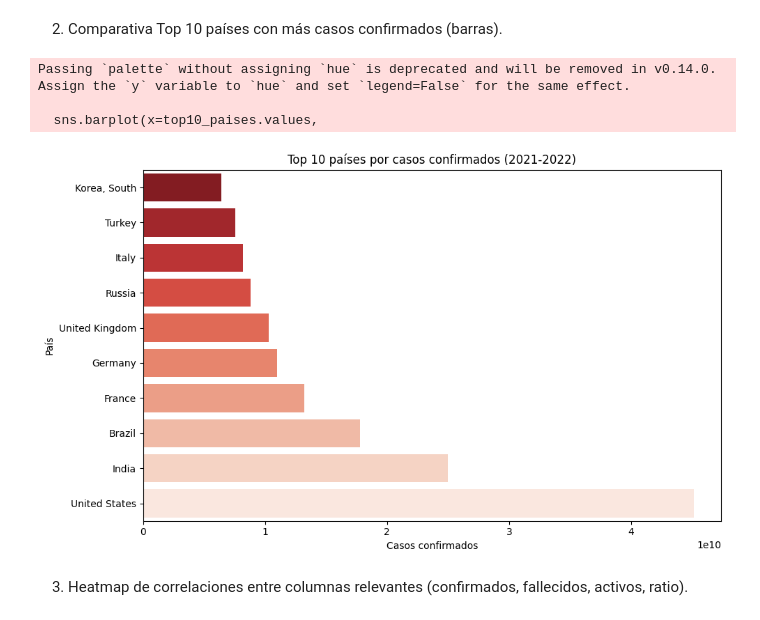
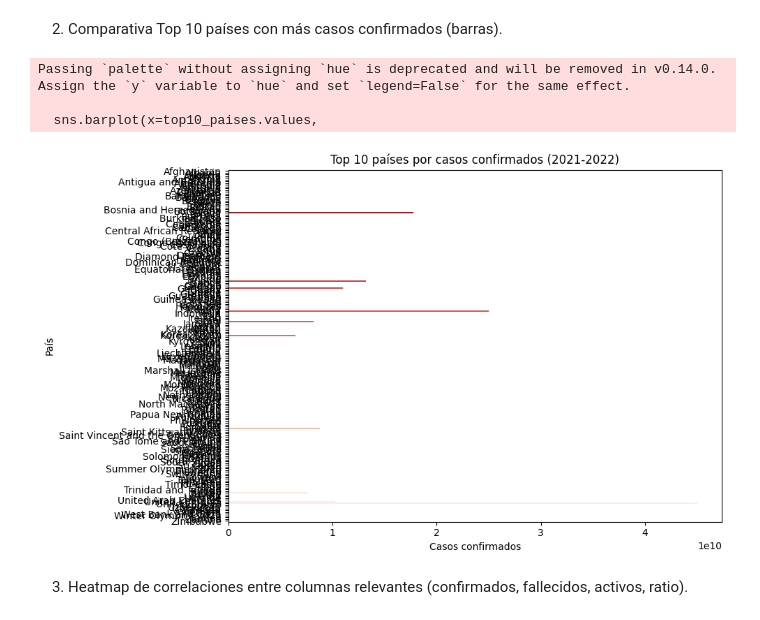
Before and after one commit to chileanpete/PROYECTO_SEMESTRAL_GESTION, a Jupyter notebook: 03_visualizaciones.ipynb, the cells around one changed output. Saved outputs shown, nothing was run; the diff lists cells and outputs as text; code cells hidden in the pictures.

```diff
--- a/03_visualizaciones.ipynb
+++ b/03_visualizaciones.ipynb
@@ -139,0 +172,2 @@ DF2021_2022["fatality_rate"] = np.where(DF2021_2022["confirmed"] > 0, (DF2021_20
+# %%
+DF2021_2022_opt["fatality_rate"] = np.where(DF2021_2022_opt["confirmed"] > 0, (DF2021_2022_opt["deaths"] / DF2021_2022_opt["confirmed"]) * 100, np.nan)
@@ -139,0 +183,13 @@ DF2021_2022["fatality_rate"] = np.where(DF2021_2022["confirmed"] > 0, (DF2021_20
+# %%
+# convertir valores numéricos grandes
+for col in ["confirmed", "deaths", "recovered", "active_cases"]:
+    DF2021_2022_opt[col] = DF2021_2022_opt[col].astype("Int32")
+
+# convertir strings a categorías
+for col in ["country_region", "province_state"]:
+    DF2021_2022_opt[col] = DF2021_2022_opt[col].astype("category")
+
+mem_after = DF2021_2022_opt.memory_usage(deep=True).sum() / 1024 / 1024
+
+print("Memoria OPTIMIZADA:", mem_after, "MB")
+print("Reducción de memoria:", mem_before - mem_after, "MB")
@@ -139,0 +201,9 @@ DF2021_2022["fatality_rate"] = np.where(DF2021_2022["confirmed"] > 0, (DF2021_20
+# %%
+start = time.time()
+
+DF2021_2022_opt["fatality_apply"] = DF2021_2022_opt.apply(
+    lambda row: (row["deaths"] / row["confirmed"]) * 100
+    if row["confirmed"] > 0 else np.nan, axis=1)
+
+end = time.time()
+print("Tiempo:", end - start, "segundos")
@@ -139,0 +214,9 @@ DF2021_2022["fatality_rate"] = np.where(DF2021_2022["confirmed"] > 0, (DF2021_20
+# %%
+start = time.time()
+
+DF2021_2022_opt["fatality_vectorized"] = np.where(
+    DF2021_2022_opt["confirmed"] > 0,
+    (DF2021_2022_opt["deaths"] / DF2021_2022_opt["confirmed"]) * 100, np.nan)
+
+end = time.time()
+print("Tiempo OPTIMIZADO", end - start, "segundos")
@@ -157,23 +242,23 @@ plt.show()
 # %% [markdown]
 2. Comparativa Top 10 países con más casos confirmados (barras).
 # %%
-paises_totales = DF2021_2022.groupby("country_region")[["confirmed","active_cases","deaths"]].sum().sort_values("confirmed", ascending=False)
+paises_totales = DF2021_2022_opt.groupby("country_region")[["confirmed","active_cases","deaths"]].sum().sort_values("confirmed", ascending=False)
 top10_paises = paises_totales["confirmed"].head(10).sort_values(ascending=True)
 
 plt.figure(figsize=(10,6))
 sns.barplot(x=top10_paises.values,
             y=top10_paises.index,
             palette="Reds_r")
 plt.title("Top 10 países por casos confirmados (2021-2022)")
 plt.xlabel("Casos confirmados")
 plt.ylabel("País")
 plt.tight_layout()
 plt.show()
 # %% [output]
 Passing `palette` without assigning `hue` is deprecated and will be removed in v0.14.0. Assign the `y` variable to `hue` and set `legend=False` for the same effect.
 
   sns.barplot(x=top10_paises.values,
-[figure, old version]
+[figure, new version]
 # %% [markdown]
 3. Heatmap de correlaciones entre columnas relevantes (confirmados, fallecidos, activos,
 ratio).
```
Also changed, not shown: parts of 42 cells of this notebook.
